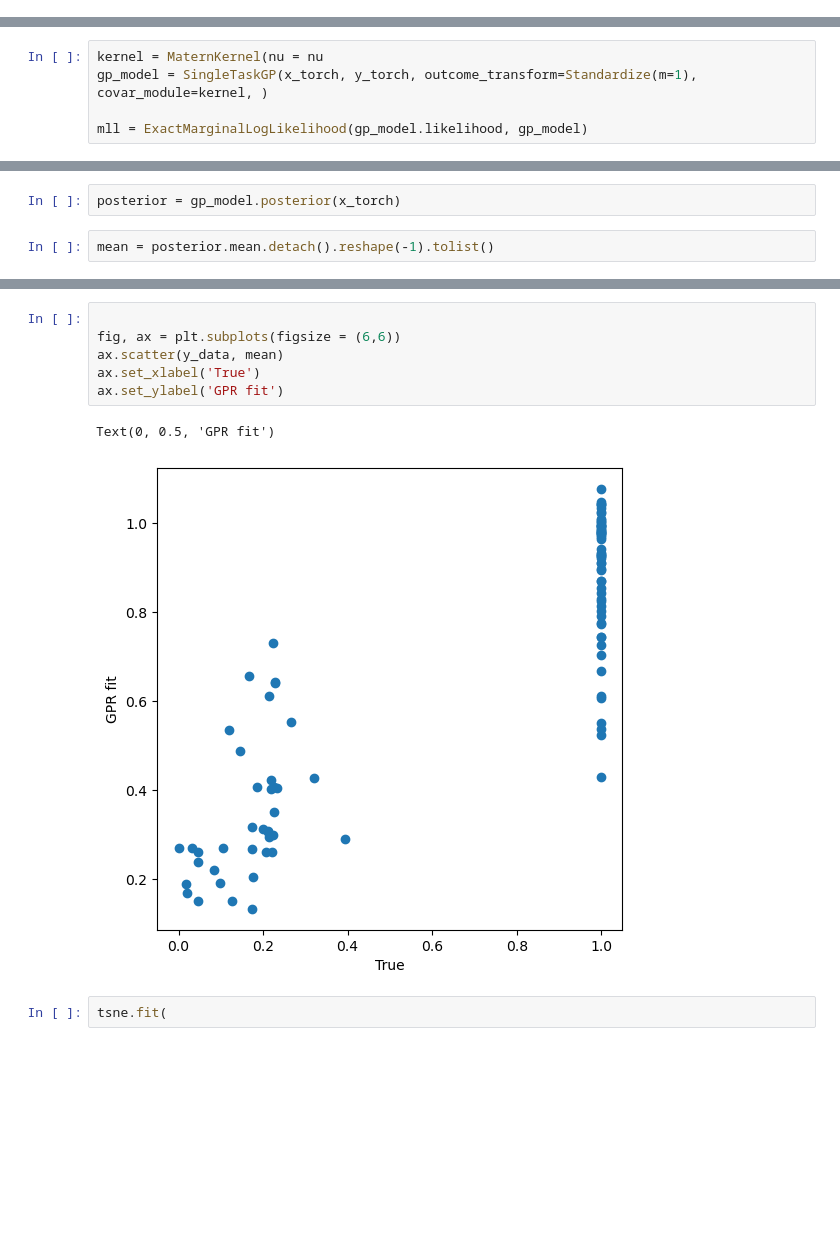
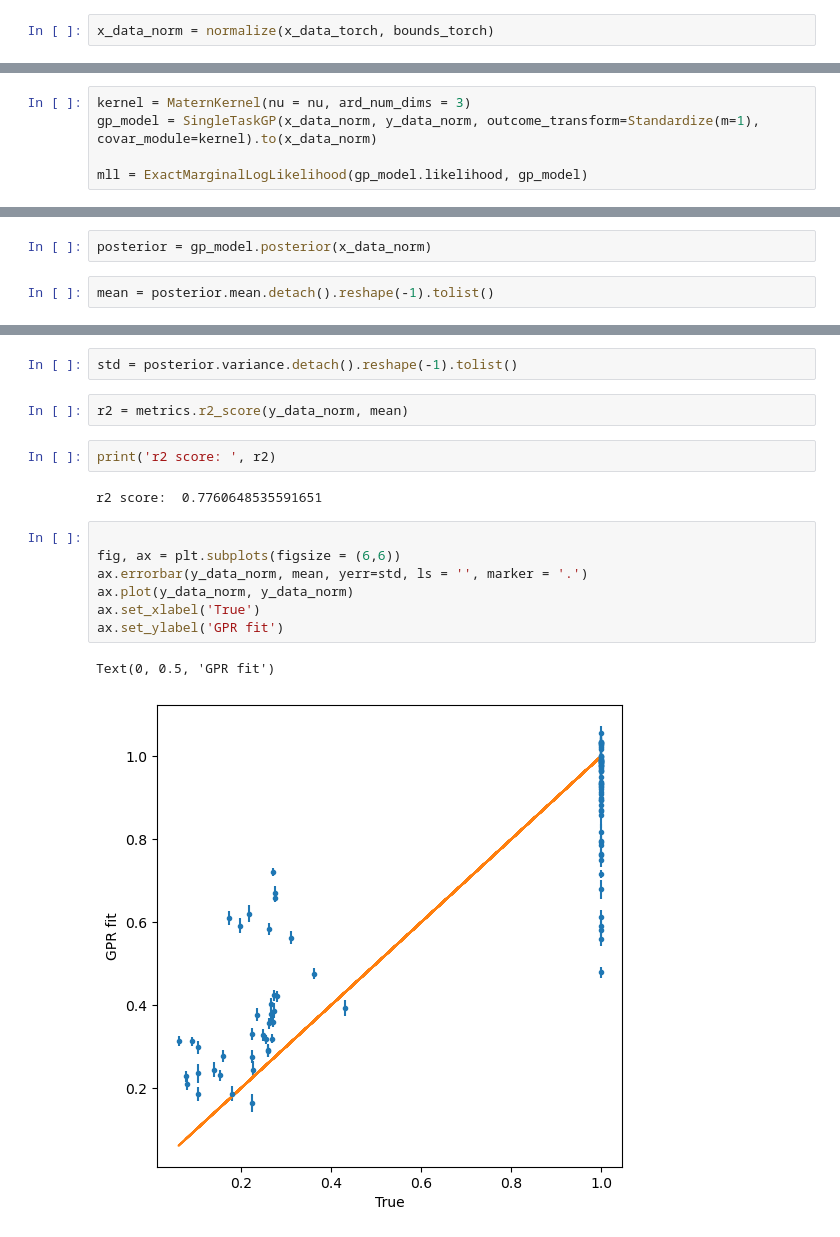
Before and after one commit to pozzo-research-group/saxs_data_processing, a Jupyter notebook: brenden_prototype/bo_setup.ipynb, the cells around one changed output, grey strips where cells are left out. Cells and saved outputs as stored; diff of their text form; blank space fills up the shorter version.

Commit message:
data processing workflow development

```diff
--- a/brenden_prototype/bo_setup.ipynb
+++ b/brenden_prototype/bo_setup.ipynb
@@ -33,3 +94,5 @@ y_data = synth_data['rmse_log_distance']
+# %%
+x_data_norm = normalize(x_data_torch, bounds_torch)
 # %%
 tsne = TSNE()
 # %%
@@ -97,8 +109,8 @@ tensor([[0.0118, 0.0376, 0.0288],
 # %%
 nu = 5/2
 # %%
-kernel = MaternKernel(nu = nu
-gp_model = SingleTaskGP(x_torch, y_torch, outcome_transform=Standardize(m=1), covar_module=kernel, )
+kernel = MaternKernel(nu = nu, ard_num_dims = 3)
+gp_model = SingleTaskGP(x_data_norm, y_data_norm, outcome_transform=Standardize(m=1), covar_module=kernel).to(x_data_norm)
 
 mll = ExactMarginalLogLikelihood(gp_model.likelihood, gp_model)
 # %%
@@ -142,6 +154,6 @@ ExactMarginalLogLikelihood(
   )
 )
 # %%
-posterior = gp_model.posterior(x_torch)
+posterior = gp_model.posterior(x_data_norm)
 # %%
 mean = posterior.mean.detach().reshape(-1).tolist()
@@ -168,11 +160,18 @@ mean
+# %%
+std = posterior.variance.detach().reshape(-1).tolist()
+# %%
+r2 = metrics.r2_score(y_data_norm, mean)
+# %%
+print('r2 score: ', r2)
+# %% [output]
+r2 score:  0.7760648535591651
 # %%
 
 fig, ax = plt.subplots(figsize = (6,6))
-ax.scatter(y_data, mean)
+ax.errorbar(y_data_norm, mean, yerr=std, ls = '', marker = '.')
+ax.plot(y_data_norm, y_data_norm)
 ax.set_xlabel('True')
 ax.set_ylabel('GPR fit')
 # %% [output]
 Text(0, 0.5, 'GPR fit')
-[figure, old version]
+[figure, new version]
-# %%
-tsne.fit(
```
Also changed, not shown: parts of 30 cells of this notebook, 4 other files.
